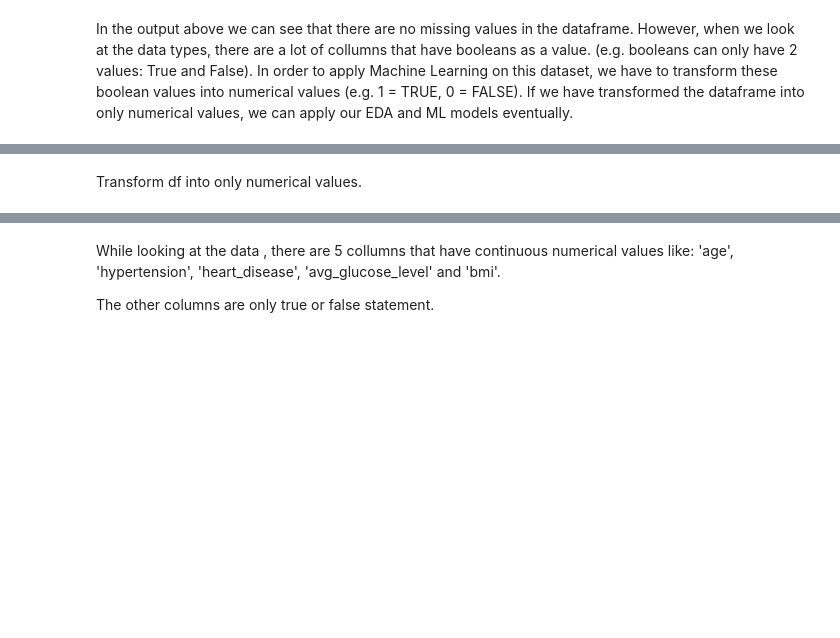
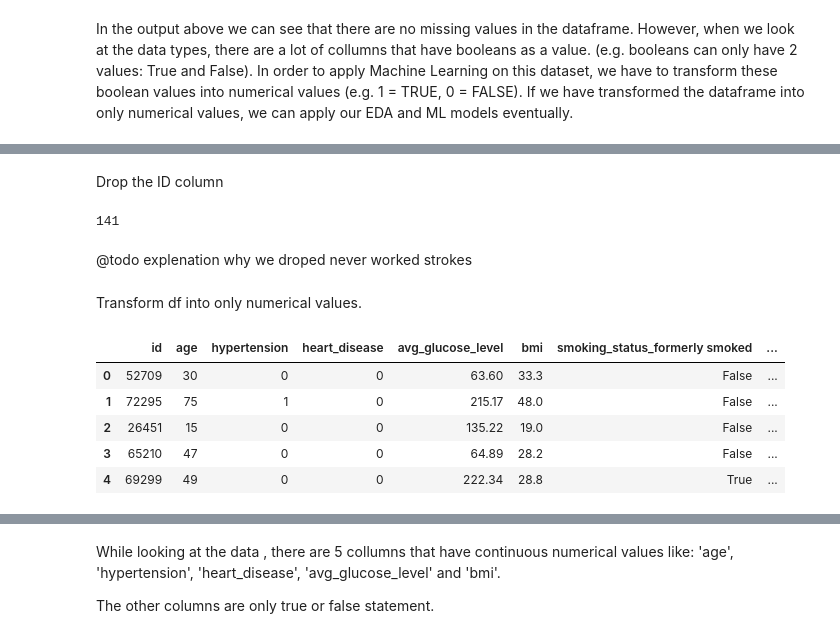
Before and after one commit to wi22b050/ML-International, a Jupyter notebook: draft_one_eda.ipynb, the cells around one changed output, grey strips where cells are left out. Cells and saved outputs as stored; diff of their text form; code cells hidden in the pictures; blank space fills up the shorter version.

```diff
--- a/draft_one_eda.ipynb
+++ b/draft_one_eda.ipynb
@@ -44,2 +80,15 @@ df.describe()
+# %% [markdown]
+Drop the ID column
+# %%
+
+#df = df.drop(['id'], axis=1)
+#display(df.head(5))
+df_nostroke = df[df['stroke'] == 0]
+noWorkStrokes = df_nostroke['work_type_Never_worked'].sum()
+display(noWorkStrokes)
+# %% [output]
+141
+# %% [markdown]
+@todo explenation why we droped never worked strokes
 # %% [markdown]
 Transform df into only numerical values.
@@ -52,0 +95,49 @@ df_numeric.describe()
+# %%
+df['age'] = df['age'].astype(int)
+
+
+# df -> df numerical values
+
+
+#df_numeric = df.astype(int)
+
+# display 5 first rows of the transformed dataframe.
+#df_numeric.head(5)
+#df_numeric.describe()
+
+df = df[df['gender_Other'] == 0]
+
+
+df['gender'] = df.apply(
+    lambda row: 0 if row['gender_Female'] else 1 ,
+    axis=1
+)
+df = df.drop(['gender_Female', 'gender_Male', 'gender_Other'], axis=1)
+
+df['ever_married'] = df.apply(
+    lambda row: 1 if row['ever_married_Yes'] else 0,
+    axis=1
+)
+df = df.drop(['ever_married_No', 'ever_married_Yes'], axis=1)
+
+df['residence_type'] = df.apply(
+    lambda row: 0 if row['Residence_type_Rural'] else 1,
+    axis=1
+)
+df = df.drop(['Residence_type_Rural', 'Residence_type_Urban'], axis=1)
+
+df['work_type_self_employed'] = df.apply(
+    lambda row: 1 if row['work_type_Self-employed'] else 0,
+
+    axis=1
+)
+df = df.drop(['work_type_Govt_job', 'work_type_Never_worked','work_type_Private','work_type_Self-employed', 'work_type_children'], axis=1)
+
+display(df.head(5))
+# %% [output]
+|  | id | age | hypertension | heart_disease | avg_glucose_level | bmi | smoking_status_formerly smoked | ... |
+| 0 | 52709 | 30 | 0 | 0 | 63.60 | 33.3 | False | ... |
+| 1 | 72295 | 75 | 1 | 0 | 215.17 | 48.0 | False | ... |
+| 2 | 26451 | 15 | 0 | 0 | 135.22 | 19.0 | False | ... |
+| 3 | 65210 | 47 | 0 | 0 | 64.89 | 28.2 | False | ... |
+| 4 | 69299 | 49 | 0 | 0 | 222.34 | 28.8 | True | ... |
```
Also changed, not shown: parts of 22 cells of this notebook.
